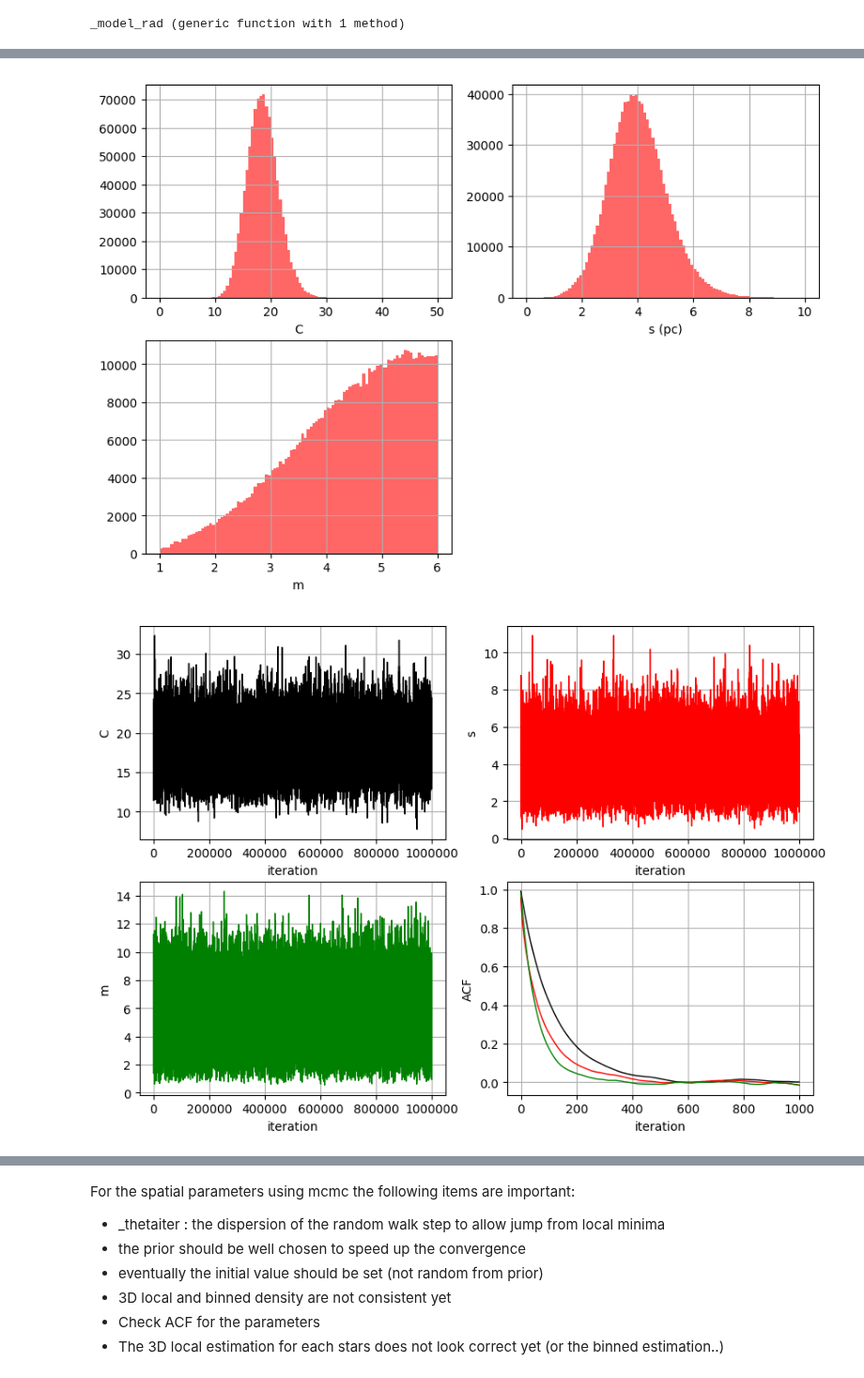
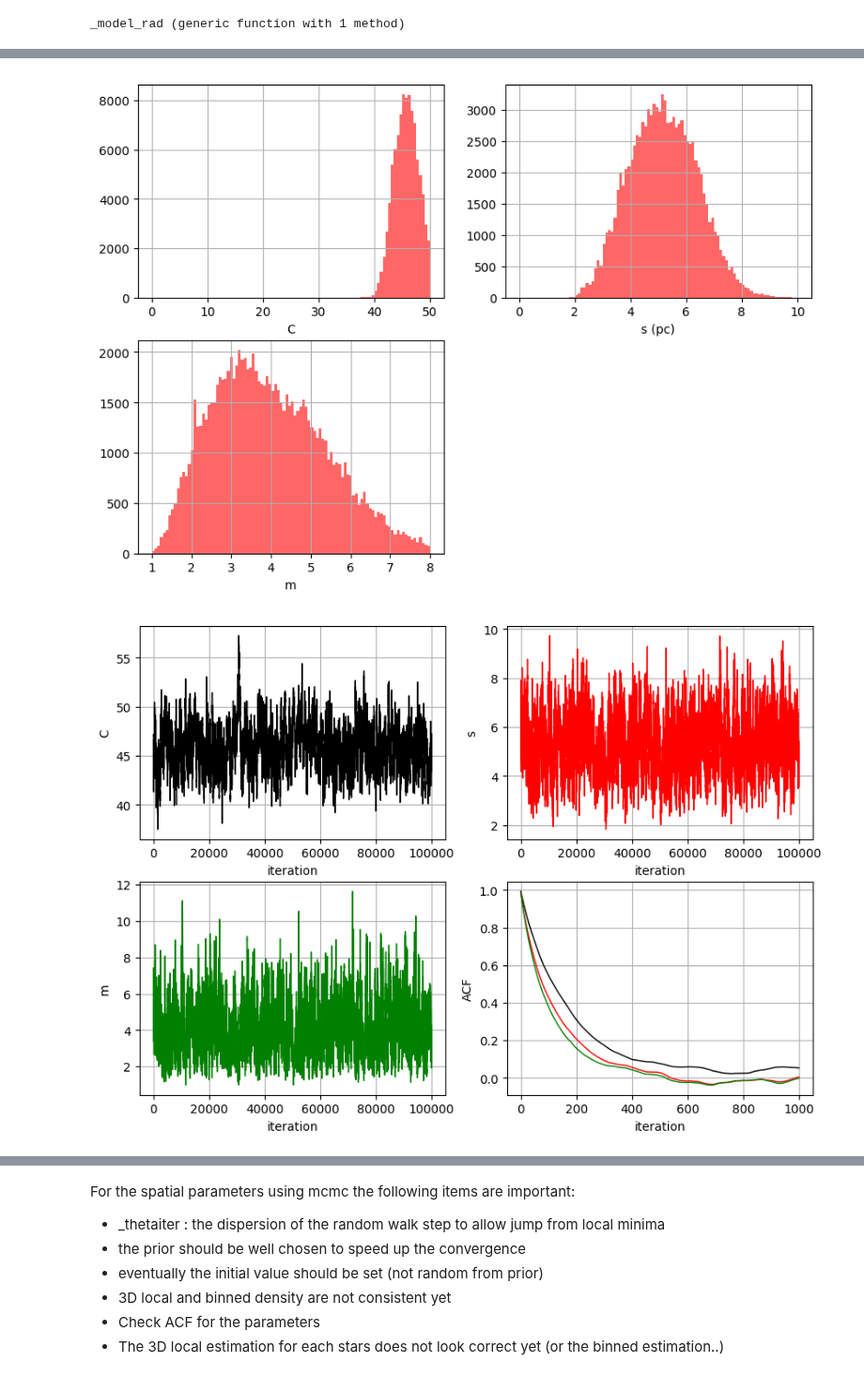
Before and after one commit to bosscha/gaia-shock, a Jupyter notebook: notebooks/analysis/spatial_structure.ipynb, the cells around one changed output, grey strips where cells are left out. Shown at 94% size. Drawn from its saved outputs; the diff is of its cells as text; code cells hidden in the pictures.

```diff
--- a/notebooks/analysis/spatial_structure.ipynb
+++ b/notebooks/analysis/spatial_structure.ipynb
@@ -519,36 +468,36 @@ oc= CSV.read("test.csv", delim= ";")
 
 ## binned density
 nbin= 20
-r2d,ρ2d,err2d= _density2D(oc[:Y], oc[:Z], nbin)    ## binned radius
-r3d,ρ3d,err3d= _density3D(oc[:X], oc[:Y], oc[:Z], nbin)
+r2d,ρ2d,err2d= _density2D(oc.Y, oc.Z, nbin)    ## binned radius
+r3d,ρ3d,err3d= _density3D(oc.X, oc.Y, oc.Z, nbin)
 
 ## local density
-nloc= 10
-rad_2d, loc_2d= _locdens2d(oc[:Y], oc[:Z], nloc)    ## density estimated for each point
-rad_3d, loc_3d= _locdens3d(oc[:X],oc[:Y], oc[:Z], nloc)
+nloc= 3
+rad_2d, loc_2d= _locdens2d(oc.Y, oc.Z, nloc)    ## density estimated for each point
+rad_3d, loc_3d= _locdens3d(oc.X,oc.Y, oc.Z, nloc)
 
-oc2d= _sc2dcentered(length(oc[:Y]), oc[:Y], oc[:Z], rad_2d, loc_2d , nbin , r2d, ρ2d, err2d )
+oc2d= _sc2dcentered(length(oc.Y), oc.Y, oc.Z, rad_2d, loc_2d , nbin , r2d, ρ2d, err2d )
 ##only 3D binned density
-oc3d= _sc2dcentered(length(oc[:Y]), oc[:Y], oc[:Z], rad_3d, loc_3d , nbin , r3d, ρ3d, err3d )
-oc3dlog= _sc2dcentered(length(oc[:Y]), oc[:Y], oc[:Z], rad_3d, loc_3d , nbin , r3d, log.(ρ3d), err3d ./ ρ3d )
+oc3d= _sc2dcentered(length(oc.Y), oc.Y, oc.Z, rad_3d, loc_3d , nbin , r3d, ρ3d, err3d )
+oc3dlog= _sc2dcentered(length(oc.Y), oc.Y, oc.Z, rad_3d, loc_3d , nbin , r3d, log.(ρ3d), err3d ./ ρ3d )
 
 ## prior
 C_mean= 20
 C_disp= 10
 s_mean= 10
 s_disp= 5
-m_mean= 5
+m_mean= 3
 m_disp= 2
 #
 nburnin= 100000
-niter= 1000000
+niter= 100000
 
 pinit= _mcmcCauchy(C_mean, C_disp, s_mean, s_disp, m_mean, m_disp, nburnin, niter)
 
 ##
 ## if true it takes the mean as first step, otherwise random
 println("## Running mcmc (2/3)D fitting")
-println("## stars: $(length(oc[:X]))")
+println("## stars: $(length(oc.X))")
 
 mci ,  θbest  = main_mcmc(oc2d, pinit, _likelihood2d, false)
 #println("## Running mcmc 3D fitting")
@@ -638,30 +551,30 @@ println("## Done")
 # %%
 ### Plot the results
 ###
 fig = PyPlot.figure(figsize=(10,7))
 
 ax = PyPlot.subplot(221)
 PyPlot.grid("on")
 nbins = 100
 h = PyPlot.hist(mci.C,nbins,range = [0,50], color = "r", alpha=0.6 , label = "C")
 PyPlot.xlabel("C")
 
 
 ax = PyPlot.subplot(222)
 PyPlot.grid("on")
 nbins = 100
 h = PyPlot.hist(mci.s,nbins,range = [0.,10], color = "r", alpha=0.6 , label = "C")
 PyPlot.xlabel("s (pc)")
 
 ax = PyPlot.subplot(223)
 PyPlot.grid("on")
 nbins = 100
-h = PyPlot.hist(mci.m,nbins,range = [1,6], color = "r", alpha=0.6 , label = "C")
+h = PyPlot.hist(mci.m,nbins,range = [1,8], color = "r", alpha=0.6 , label = "C")
 PyPlot.xlabel("m")
 
 PyPlot.show()
 # %% [output]
-[figure, old version]
+[figure, new version]
 # %%
 ## Iterationss
 
@@ -696,7 +609,7 @@ PyPlot.plot(StatsBase.autocor(mci.m, lags), "g-", linewidth= 1)
 
 PyPlot.show()
 # %% [output]
-[figure, old version]
+[figure, new version]
 # %%
 fig= PyPlot.figure(figsize=(7,5))
 
```
Also changed, not shown: parts of 5 cells of this notebook.
